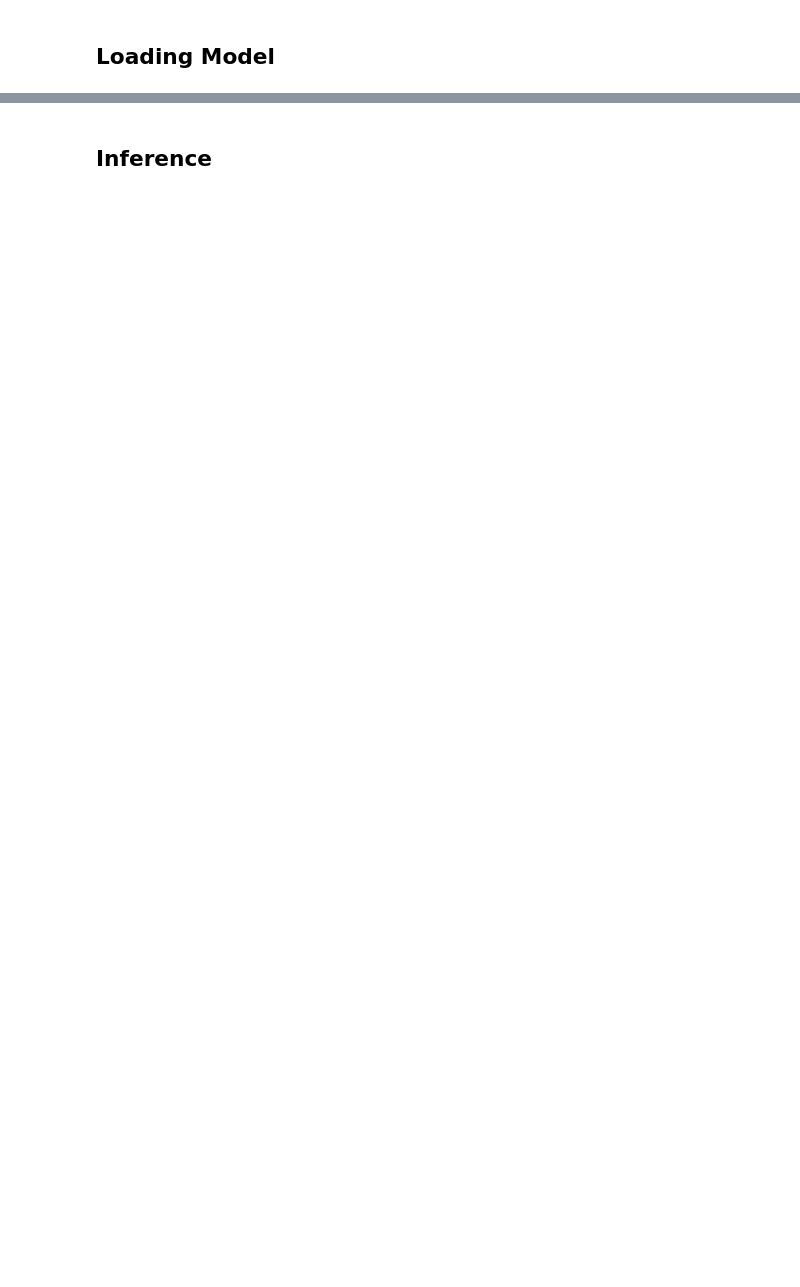
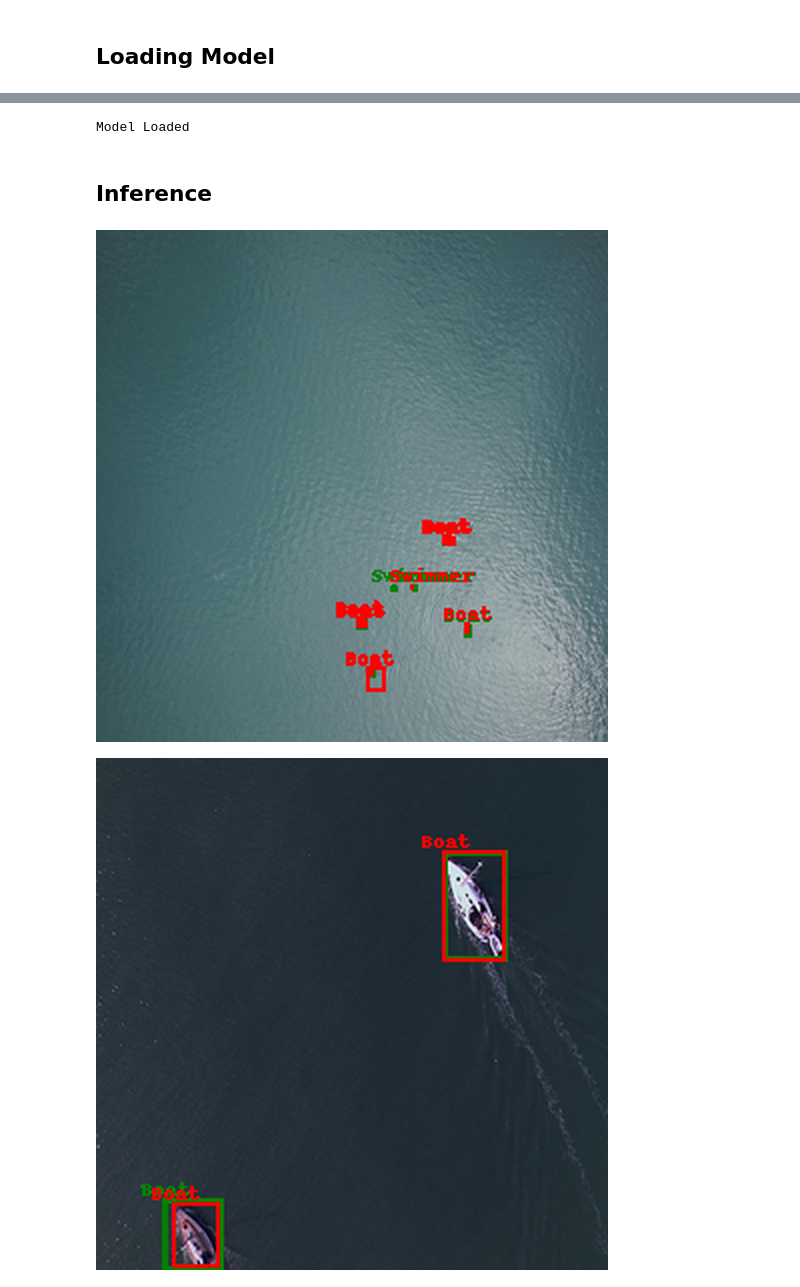
Before and after one commit to ubiratanfilho/sea-victims-detection, a Jupyter notebook: inference.ipynb, the cells around one changed output, grey strips where cells are left out. Saved outputs shown, nothing was run; the diff lists cells and outputs as text; code cells hidden in the pictures; blank space fills up the shorter version.

Commit message:
Kaggle Notebook | Sea Victims Detection - Inference | Version 4

```diff
--- a/inference.ipynb
+++ b/inference.ipynb
@@ -143,11 +170,11 @@ def collate_fn(batch):
     return tuple(zip(*batch))
 
 data_loader_train = DataLoader(train_dataset,
-                               batch_size=batch_size,
+                               batch_size=32,
                                shuffle=True,
                                collate_fn=collate_fn)
 data_loader_test = DataLoader(test_dataset,
-                              batch_size=batch_size,
+                              batch_size=32,
                               shuffle=True,
                               collate_fn=collate_fn)
 # %% [markdown]
@@ -166,12 +195,14 @@ model = FasterRCNN(backbone=backbone,
                    rpn_anchor_generator=anchor_generator,
                    num_classes=train_dataset.num_classes)
 
-model.load_state_dict(torch.load('/kaggle/input/model-pytorch/model.pth'))
+model.load_state_dict(torch.load('/kaggle/input/model-pytorch/model_20231007.pth'))
 
 # Send model to device
 model.to(device)
 
 print('Model Loaded')
+# %% [output]
+Model Loaded
 # %% [markdown]
 ## Inference
 # %%
@@ -206,32 +237,36 @@ for i in range(10):
                 xmax = box[2].item()
                 ymax = box[3].item()
 
                 cat = test_dataset.coco.loadCats(label.item())[0]['name']
 
                 draw.rectangle(((xmin, ymin), (xmax, ymax)), width=3, outline='green')
                 draw.text((xmin - 10, ymin - 10),
                           cat.capitalize(),
                           fill='green', align='left')
 
     # predictions
     # Draw predicted bounding boxes, labels and scores
     for box, label, score in zip(pred_dict[i]['boxes'],
                                  pred_dict[i]['labels'],
                                  pred_dict[i]['scores']):
         if score.item() < float(0.5):
             continue
 
     # Rescale bounding box coordinates
         xmin = box[0].item()
         ymin = box[1].item()
         xmax = box[2].item()
         ymax = box[3].item()
 
         cat = test_dataset.coco.loadCats(label.item())[0]['name']
 
-        draw.rectangle(((xmin, ymin), (xmax, ymax)), width=3, outline='red')
+        draw.rectangle(((xmin, ymin), (xmax, ymax)), width=2, outline='red')
         draw.text((xmin-10, ymin-10),
                   cat.capitalize(),
-                  fill='red', align='right')
+                  fill='red', align='right',
+                  stroke_width=0.2)
 
     display(image.resize((512, 512), Image.LANCZOS))
+# %% [output]
+[figure, added]
+[figure, added]
```
Also changed, not shown: parts of 5 cells of this notebook.
